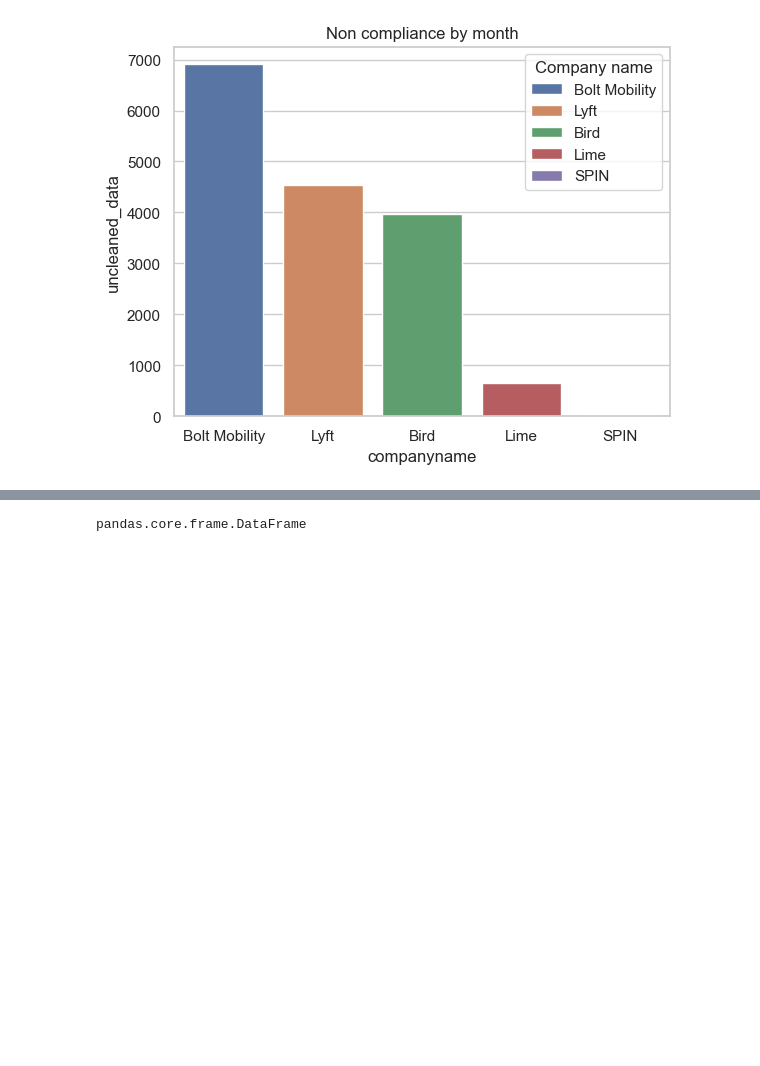
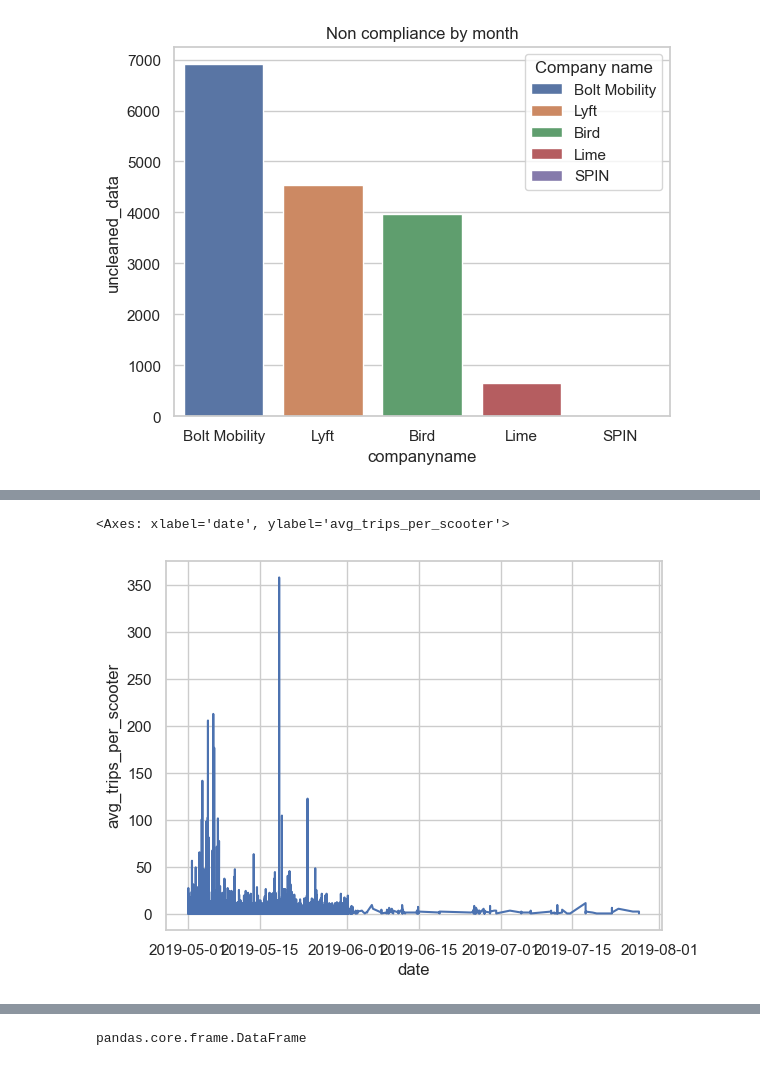
Before and after one commit to NSS-Data-Analytics-Cohort-10/scooters-group-6, a Jupyter notebook: notebooks/sqlalchemy.ipynb, the cells around one changed output, grey strips where cells are left out. Saved outputs shown, nothing was run; the diff lists cells and outputs as text; code cells hidden in the pictures; blank space fills up the shorter version.

Commit message:
avg_trips graph

```diff
--- a/notebooks/sqlalchemy.ipynb
+++ b/notebooks/sqlalchemy.ipynb
@@ -391,3 +391,14 @@ plt.savefig(format='jpg', fname='non comoliance')
 plt.show()
 # %% [output]
 [figure]
+# %%
+count_per_day = '''
+SELECT sumdid, COUNT(sumdid) as trips_count, DATE(pubtimestamp), companyname
+FROM trips
+GROUP BY sumdid, companyname, DATE(pubtimestamp)
+
+'''
+# %%
+with engine.connect() as connection:
+    trips_per_day = pd.read_sql(count_per_day, con = connection)
+trips_per_day.head()
@@ -393,0 +412,2 @@ plt.show()
+# %%
+ trips_per_day['date'] = pd.to_datetime(trips['pubtimestamp'])
@@ -394,3 +435,10 @@ plt.show()
+# %%
+grouped_scooter = trips_per_day.groupby('date').agg({'sumdid': pd.Series.nunique, 'trips_count': np.sum})
+grouped_scooter['avg_trips_per_scooter'] = round(grouped_scooter['trips_count']/grouped_scooter['sumdid'])
+sns.lineplot(data=grouped_scooter, x='date', y='avg_trips_per_scooter')
+# %% [output]
+<Axes: xlabel='date', ylabel='avg_trips_per_scooter'>
+[figure, added]
 # %%
 import pandas as pd
 import geopandas as gpd
```
Also changed, not shown: parts of 7 cells of this notebook.
